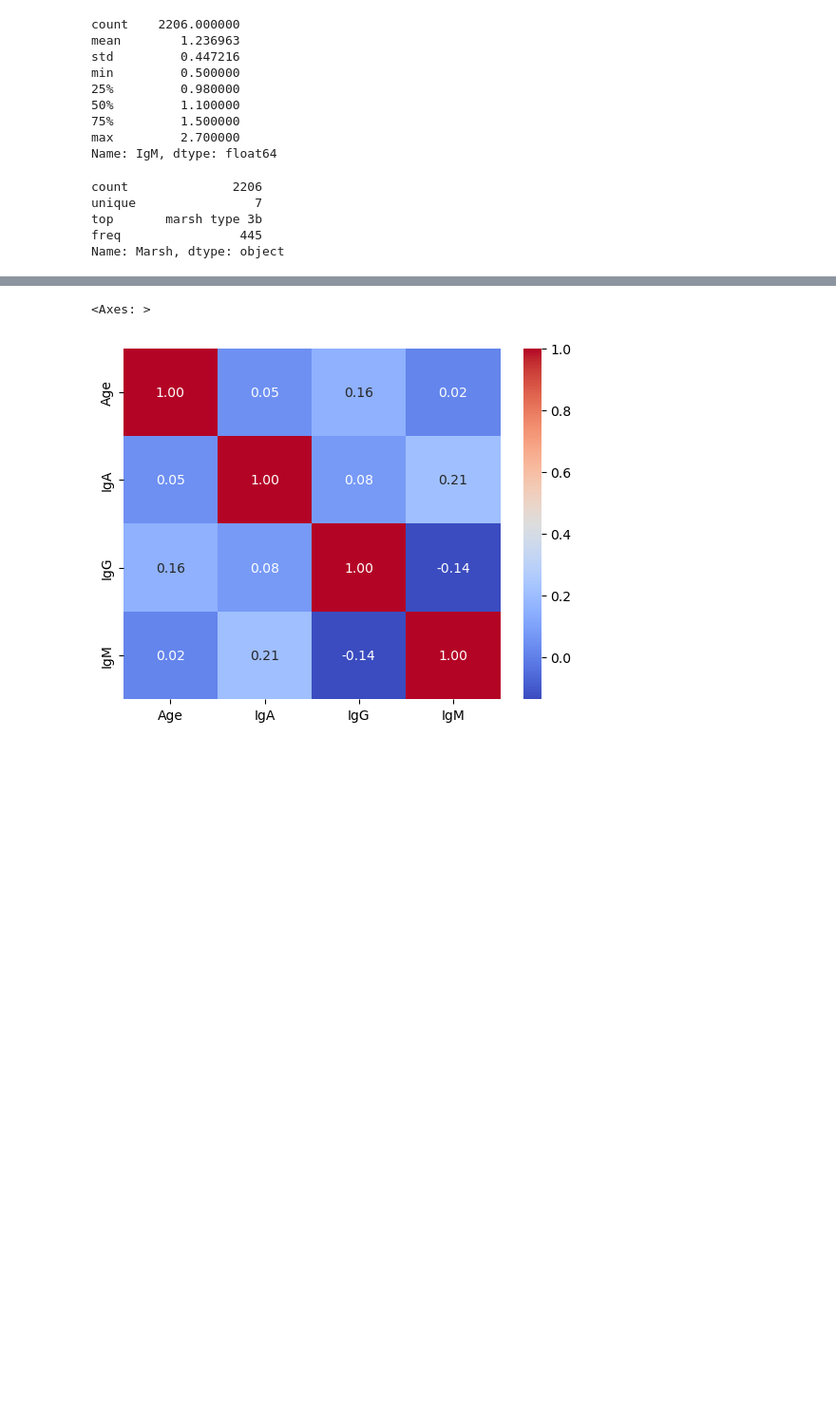
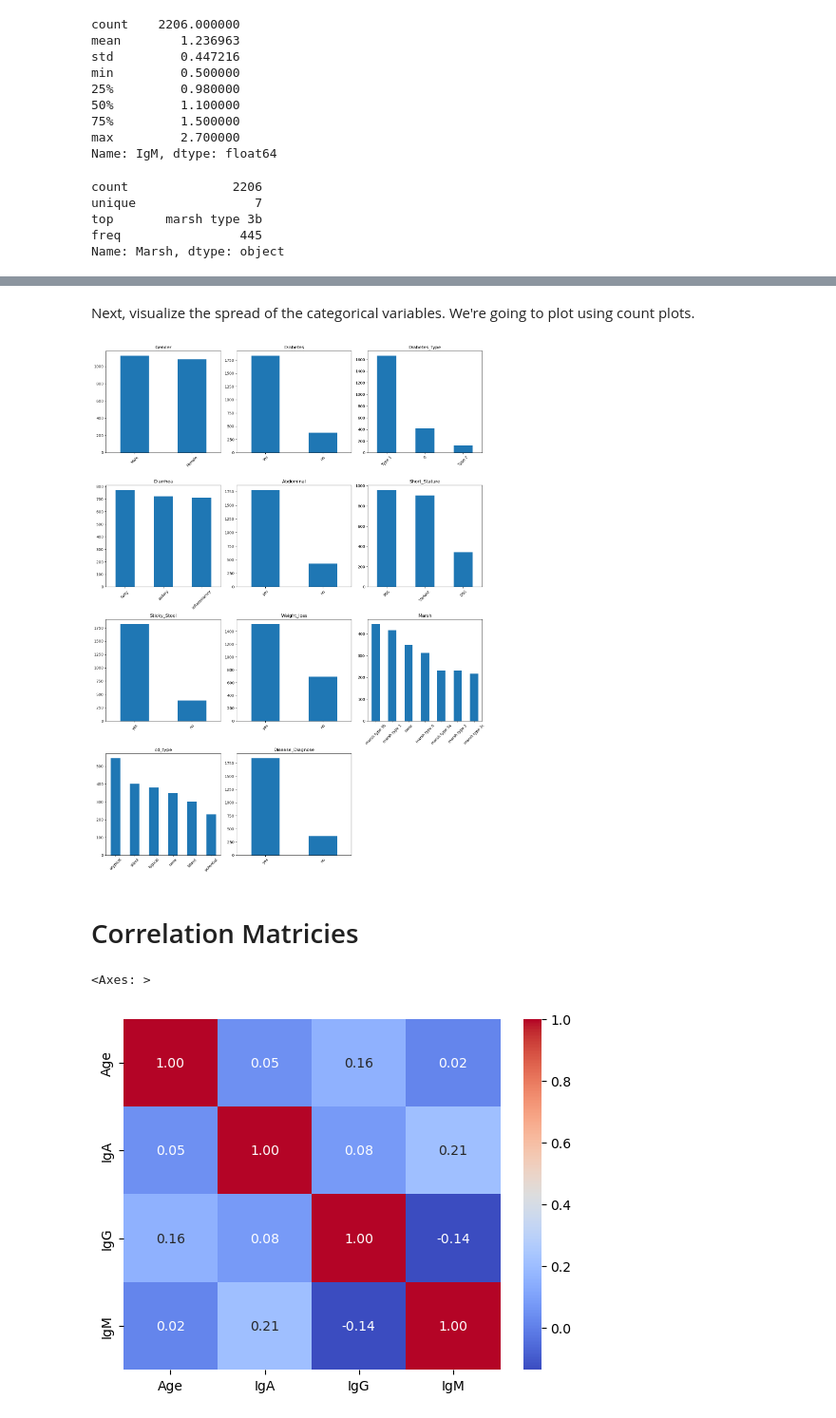
Before and after one commit to lmitch12/Math_Senior_Sem, a Jupyter notebook: dataPre.ipynb, the cells around one changed output, grey strips where cells are left out. Shown: that part at 95% size. Saved outputs shown, nothing was run; the diff lists cells and outputs as text; code cells hidden in the pictures; blank space fills up the shorter version.

```diff
--- a/dataPre.ipynb
+++ b/dataPre.ipynb
@@ -130,3 +187,28 @@ Name: Marsh, dtype: object
+# %% [markdown]
+Next, visualize the spread of the categorical variables. We're going to plot using count plots.
+# %%
+n_features = len(df_cat.columns)
+ncols = 3
+nrows = int(np.ceil(n_features / ncols))
+
+fig, axes = plt.subplots(nrows=nrows, ncols=ncols, figsize=(15, 5*nrows))
+axes = axes.flatten()
+
+for i, col in enumerate(df_cat.columns):
+    df_cat[col].value_counts().plot(kind='bar', ax=axes[i])
+    axes[i].set_title(col)
+    axes[i].set_xlabel('')
+    axes[i].tick_params(axis='x', rotation=45)
+
+for j in range(i+1, len(axes)):
+    axes[j].axis('off')
+
+plt.tight_layout()
+plt.show()
+# %% [output]
+[figure, added]
+# %% [markdown]
+# Correlation Matricies
 # %%
 # correlation matrix for numeric variables
 correlation_matrix = df_num.corr()
```
Also changed, not shown: parts of 37 cells of this notebook.
